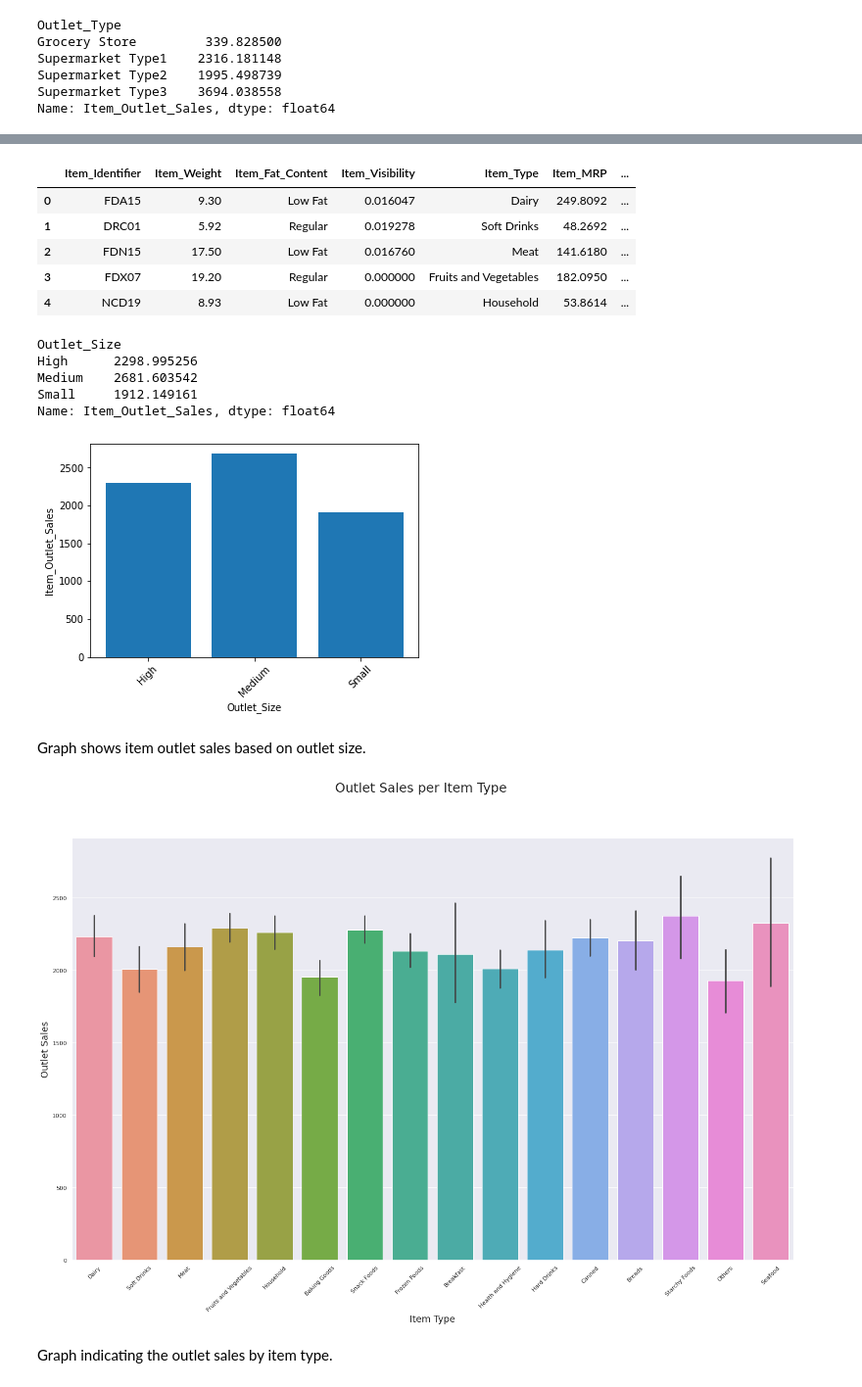
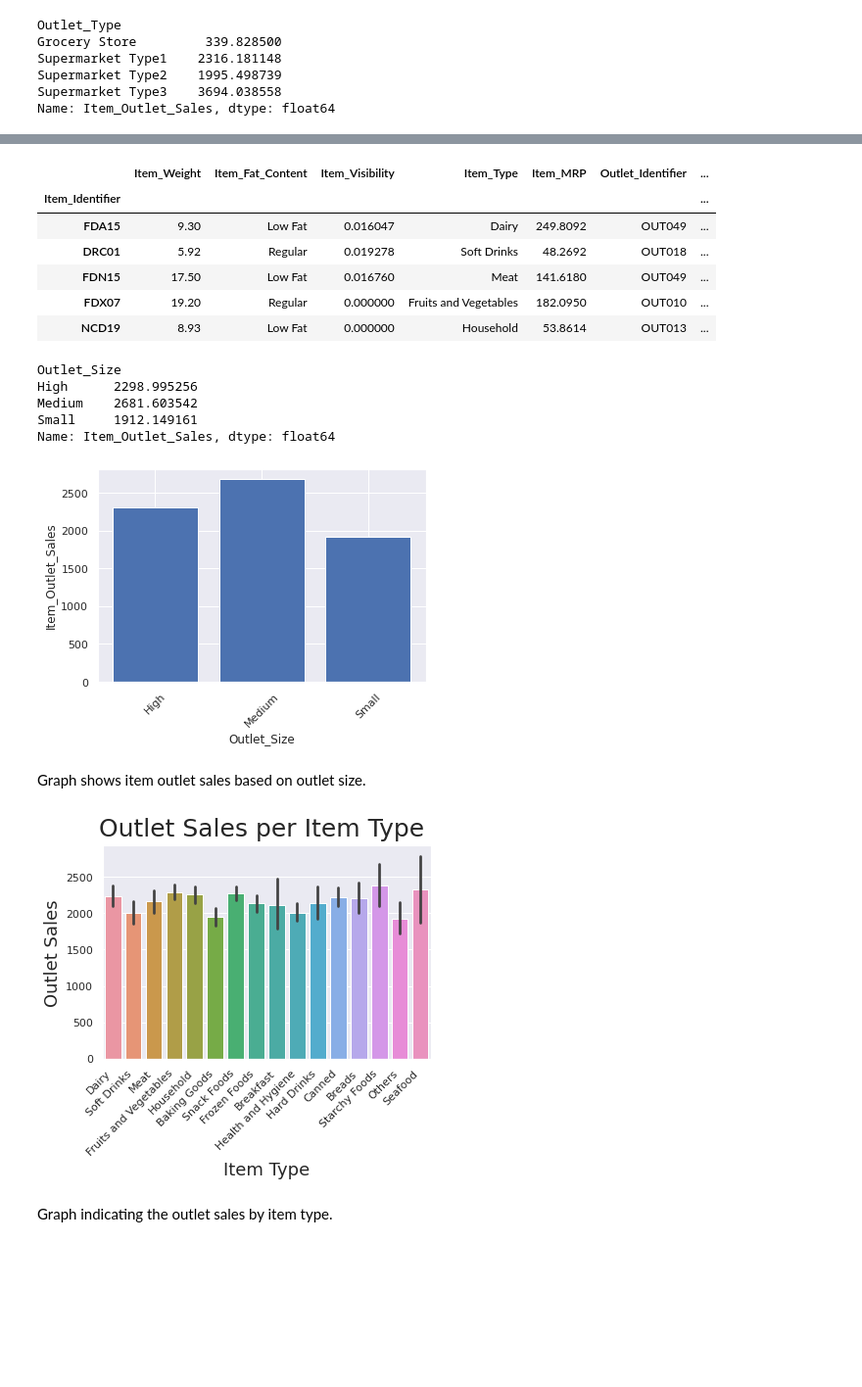
Before and after one commit to XcLyBr/Sales-Forecast, a Jupyter notebook: SalesPrediction.ipynb, the cells around one changed output, grey strips where cells are left out. Shown: that part at 98% size. Cells and saved outputs as stored; diff of their text form; code cells hidden in the pictures; blank space fills up the shorter version.

```diff
--- a/SalesPrediction.ipynb
+++ b/SalesPrediction.ipynb
@@ -10,6 +3,28 @@ import seaborn as sns
+# %%
+
+
+import pandas as pd
+import numpy as np
+import matplotlib.pyplot as plt
+import seaborn as sns
+import seaborn as sns; sns.set_theme
+from sklearn.model_selection import train_test_split
+from sklearn.metrics import r2_score, mean_absolute_error, mean_squared_error
+from sklearn.compose import make_column_selector, make_column_transformer
+from sklearn.preprocessing import OneHotEncoder
+from sklearn.preprocessing import StandardScaler, OneHotEncoder
+from sklearn.pipeline import make_pipeline
+from sklearn.impute import SimpleImputer
+from sklearn.linear_model import LinearRegression
+from sklearn.tree import DecisionTreeRegressor, DecisionTreeClassifier
+from sklearn.dummy import DummyRegressor
+from sklearn import set_config
+from sklearn.ensemble import BaggingRegressor, RandomForestRegressor
+set_config(display = "diagram")
+sns.set()
 # %%
 filename = '/content/drive/MyDrive/sales_predictions.csv'
 # %%
-df = pd.read_csv(filename)
+df = pd.read_csv(filename, index_col =0)
 df.head(10)
 # %% [output]
@@ -161,6 +174,3 @@ df.describe()
 | 50% | 12.600000 | 0.053931 | 143.012800 | 1999.000000 | 1794.331000 |
 | 75% | 16.850000 | 0.094585 | 185.643700 | 2004.000000 | 3101.296400 |
 | max | 21.350000 | 0.328391 | 266.888400 | 2009.000000 | 13086.964800 |
-# %%
-df['Item_Weight'].fillna(value = 12.857645, inplace=True)
-df.head(10)
@@ -263,12 +260,13 @@ plt.show()
 # %%
 df.head()
 # %% [output]
-|  | Item_Identifier | Item_Weight | Item_Fat_Content | Item_Visibility | Item_Type | Item_MRP | ... |
-| 0 | FDA15 | 9.30 | Low Fat | 0.016047 | Dairy | 249.8092 | ... |
-| 1 | DRC01 | 5.92 | Regular | 0.019278 | Soft Drinks | 48.2692 | ... |
-| 2 | FDN15 | 17.50 | Low Fat | 0.016760 | Meat | 141.6180 | ... |
-| 3 | FDX07 | 19.20 | Regular | 0.000000 | Fruits and Vegetables | 182.0950 | ... |
-| 4 | NCD19 | 8.93 | Low Fat | 0.000000 | Household | 53.8614 | ... |
+|  | Item_Weight | Item_Fat_Content | Item_Visibility | Item_Type | Item_MRP | Outlet_Identifier | ... |
+| Item_Identifier |  |  |  |  |  |  | ... |
+| FDA15 | 9.30 | Low Fat | 0.016047 | Dairy | 249.8092 | OUT049 | ... |
+| DRC01 | 5.92 | Regular | 0.019278 | Soft Drinks | 48.2692 | OUT018 | ... |
+| FDN15 | 17.50 | Low Fat | 0.016760 | Meat | 141.6180 | OUT049 | ... |
+| FDX07 | 19.20 | Regular | 0.000000 | Fruits and Vegetables | 182.0950 | OUT010 | ... |
+| NCD19 | 8.93 | Low Fat | 0.000000 | Household | 53.8614 | OUT013 | ... |
 # %%
 OutletSiSa = df.groupby('Outlet_Size')['Item_Outlet_Sales'].mean()
 OutletSiSa
@@ -285,18 +283,18 @@ plt.xlabel('Outlet_Size')
 plt.xticks(rotation = 45)
 plt.show()
 # %% [output]
-[figure, old version]
+[figure, new version]
 # %% [markdown]
 Graph shows item outlet sales based on outlet size.
 # %%
 sns.barplot(x="Item_Type", y="Item_Outlet_Sales", data = df)
-sns.set(rc={'figure.figsize':(25,15)})
+sns.set(rc={'figure.figsize':(20,5)})
 plt.ylabel('Outlet Sales', fontsize=18)
 plt.xlabel('Item Type', fontsize=18)
 plt.suptitle('Outlet Sales per Item Type', fontsize=25)
-plt.xticks(rotation=45);
+plt.xticks(rotation=45,ha='right');
 # %% [output]
-[figure, old version]
+[figure, new version]
 # %% [markdown]
 Graph indicating the outlet sales by item type.
 # %%
```
Also changed, not shown: parts of 55 cells of this notebook.
